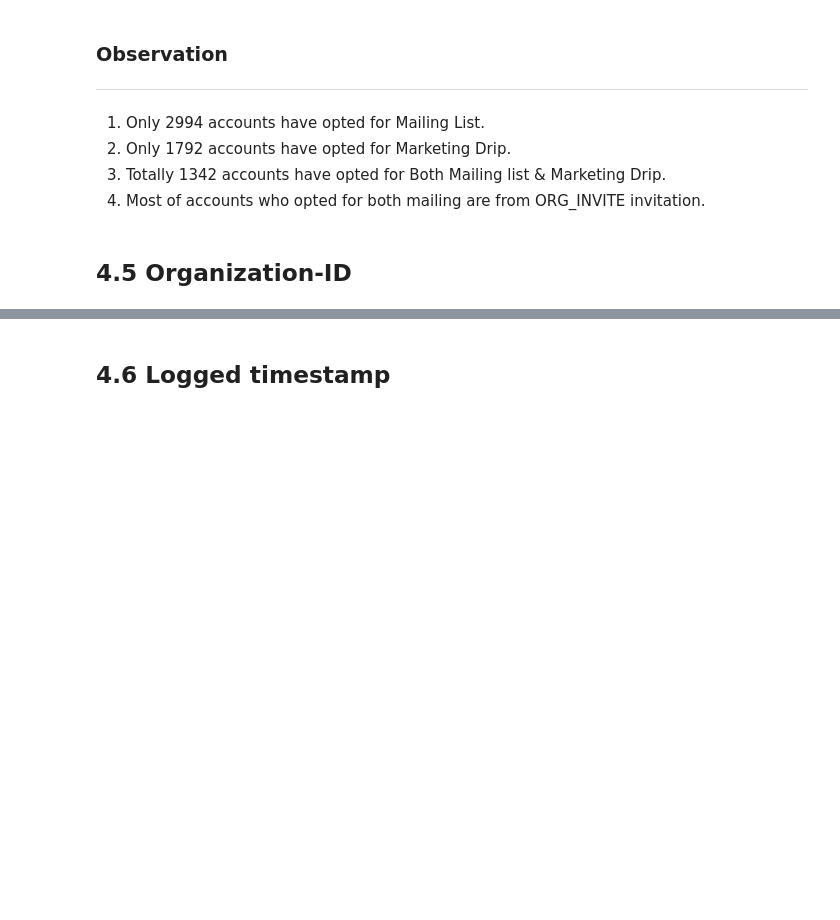
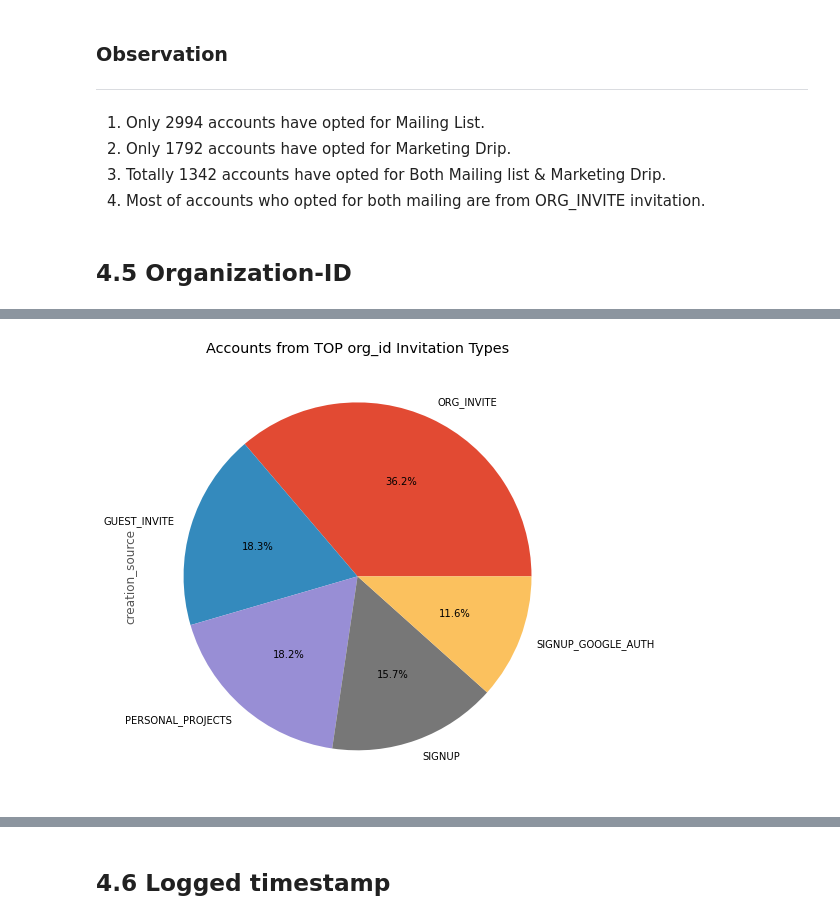
Before and after one commit to Jeyramana/GUVI_Assignments, a Jupyter notebook: Assignment_3/user.ipynb, the cells around one changed output, grey strips where cells are left out. Drawn from its saved outputs; the diff is of its cells as text; code cells hidden in the pictures; blank space fills up the shorter version.

```diff
--- a/Assignment_3/user.ipynb
+++ b/Assignment_3/user.ipynb
@@ -806,0 +847,7 @@ plt.show()
+# %%
+plt.figure(figsize=(8, 8))
+df1[df1.org_id<=10].creation_source.value_counts().plot(kind='pie', autopct='%1.1f%%')
+plt.title('Accounts from TOP org_id Invitation Types')
+plt.show()
+# %% [output]
+[figure, added]
```
Also changed, not shown: parts of 7 cells of this notebook.
